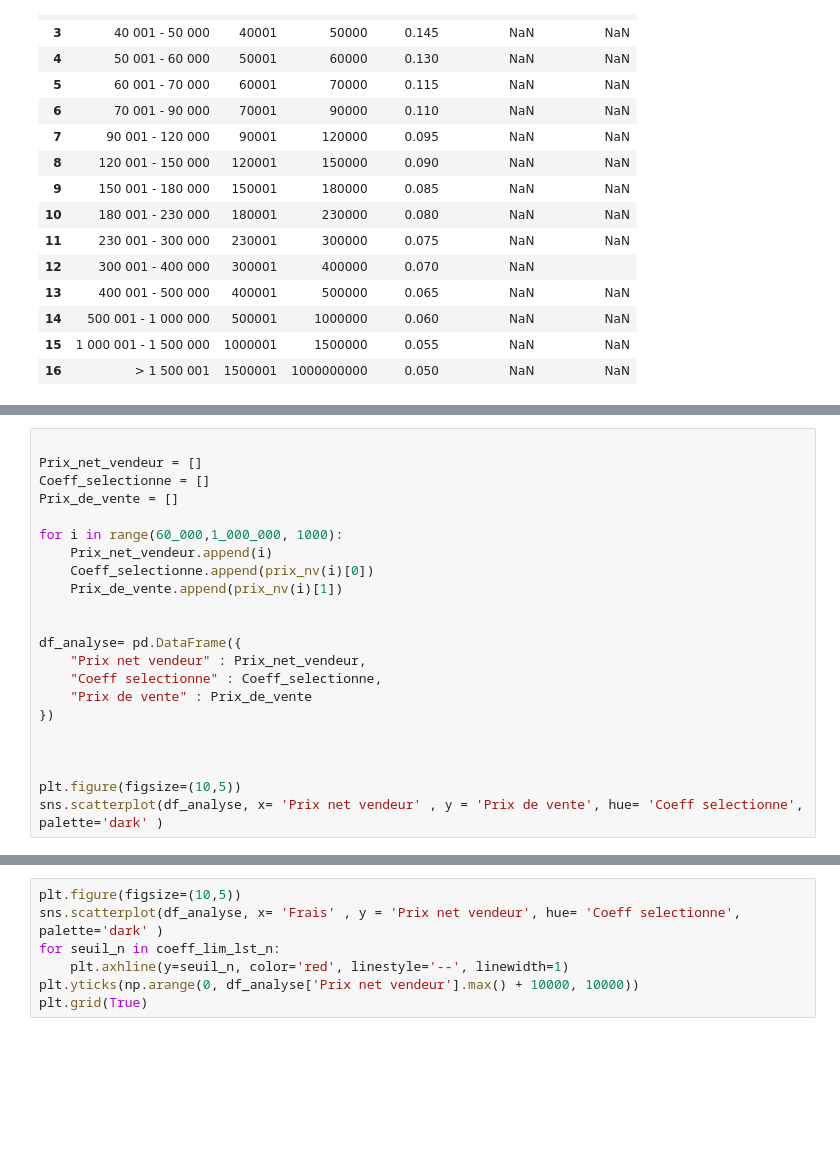
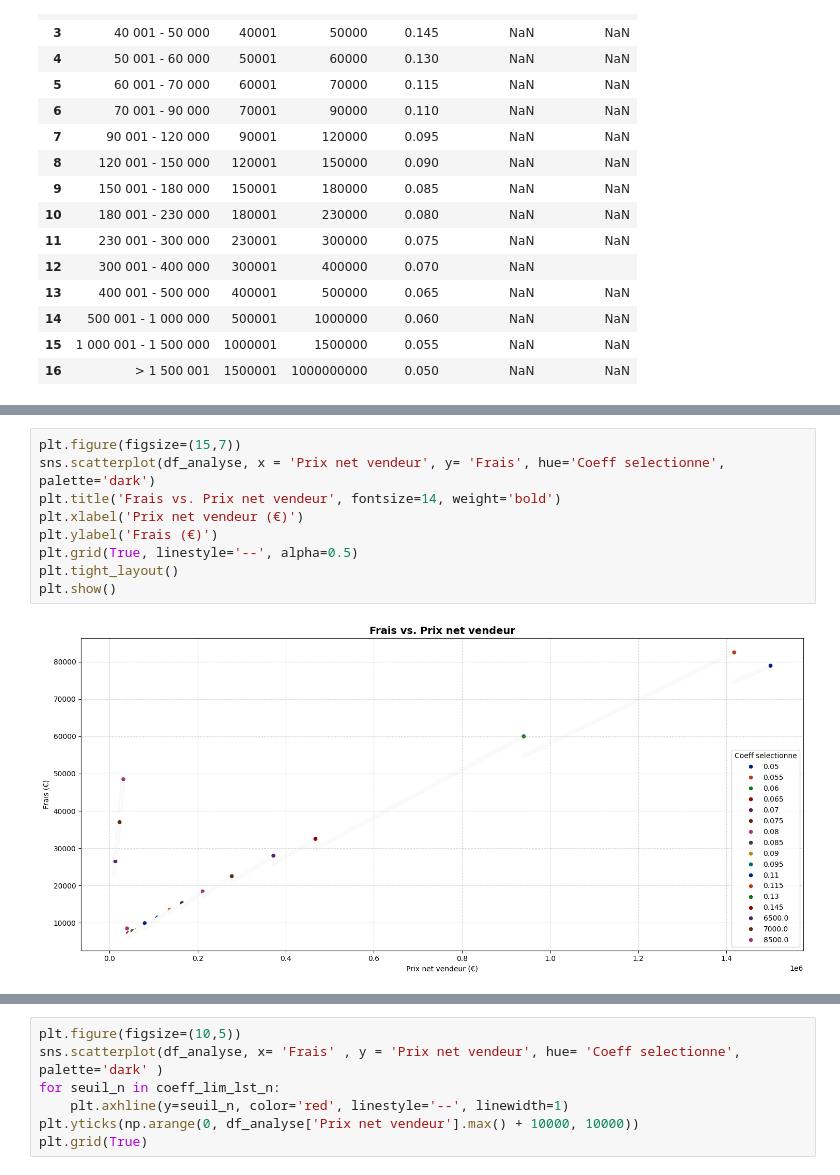
Before and after one commit to Remybrds/net_vend, a Jupyter notebook: Algo.ipynb, the cells around one changed output, grey strips where cells are left out. Saved outputs shown, nothing was run; the diff lists cells and outputs as text; blank space fills up the shorter version.

```diff
--- a/Algo.ipynb
+++ b/Algo.ipynb
@@ -169,22 +179,0 @@ df
-# %%
-
-Prix_net_vendeur = []
-Coeff_selectionne = []
-Prix_de_vente = []
-
-for i in range(60_000,1_000_000, 1000):
-    Prix_net_vendeur.append(i)
-    Coeff_selectionne.append(prix_nv(i)[0])
-    Prix_de_vente.append(prix_nv(i)[1])
-
-
-df_analyse= pd.DataFrame({
-    "Prix net vendeur" : Prix_net_vendeur,
-    "Coeff selectionne" : Coeff_selectionne,
-    "Prix de vente" : Prix_de_vente
-})
-
-
-
-plt.figure(figsize=(10,5))
-sns.scatterplot(df_analyse, x= 'Prix net vendeur' , y = 'Prix de vente', hue= 'Coeff selectionne', palette='dark' )
@@ -222,0 +217,11 @@ plt.grid(True)
+# %%
+plt.figure(figsize=(15,7))
+sns.scatterplot(df_analyse, x = 'Prix net vendeur', y= 'Frais', hue='Coeff selectionne', palette='dark')
+plt.title('Frais vs. Prix net vendeur', fontsize=14, weight='bold')
+plt.xlabel('Prix net vendeur (€)')
+plt.ylabel('Frais (€)')
+plt.grid(True, linestyle='--', alpha=0.5)
+plt.tight_layout()
+plt.show()
+# %% [output]
+[figure, added]
```
Also changed, not shown: parts of 18 cells of this notebook, 5 other files.
